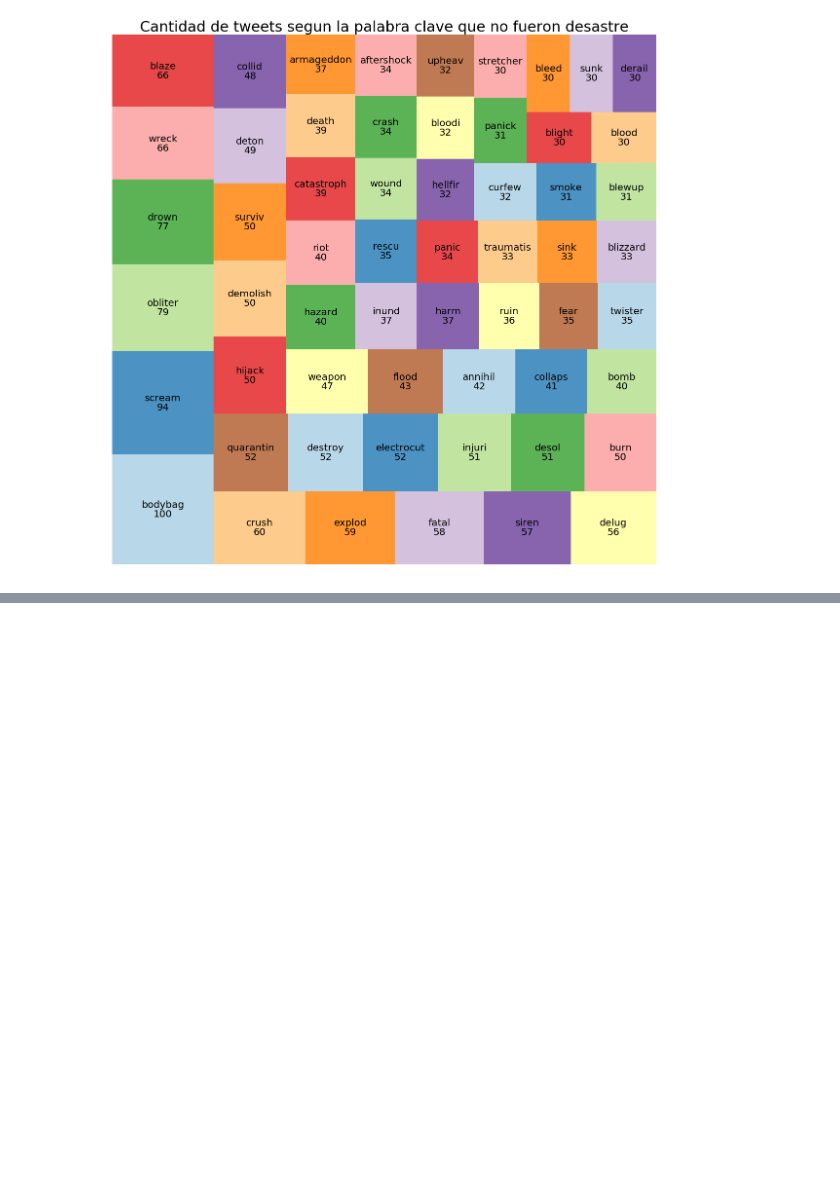
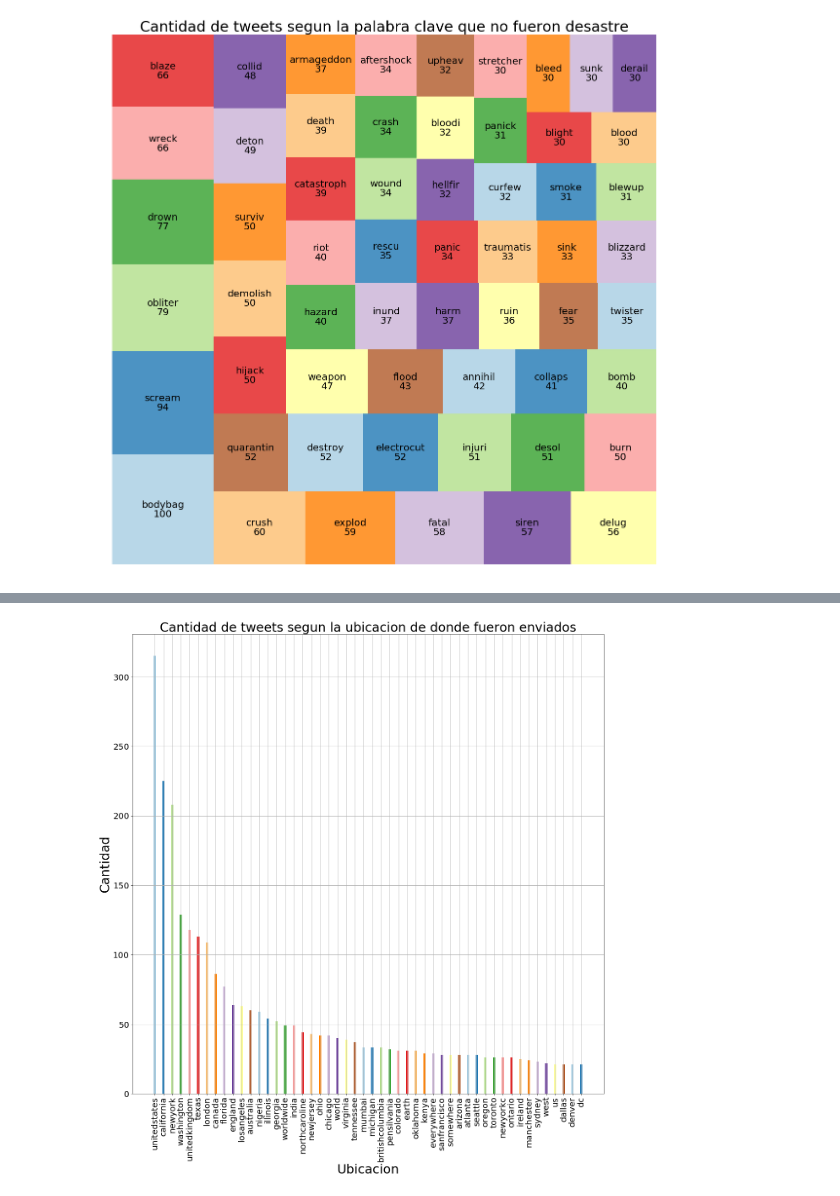
Before and after one commit to FranciscoGauna/TP1-Datos, a Jupyter notebook: Analisis-Kev.ipynb, the cells around one changed output, grey strips where cells are left out. Drawn from its saved outputs; the diff is of its cells as text; code cells hidden in the pictures; blank space fills up the shorter version.

```diff
--- a/Analisis-Kev.ipynb
+++ b/Analisis-Kev.ipynb
@@ -426 +532,26 @@ plt.show()
+# %%
+datos_frecuencia=frecuencia.most_common(50)
+# %%
+location=[]
+amount=[]
+# %%
+for clave,valor in datos_frecuencia:
+  location.append(clave)
+  amount.append(valor)
+# %%
+datos_filtrados=pd.DataFrame({"location":location,"amount":amount})
+# %%
+plt.figure(figsize=[20,20])
+x=np.arange(len(datos_filtrados['location']))
+plt.bar(x,datos_filtrados['amount'], width = 0.25,color=plt.cm.Paired(np.arange(12)))
+plt.grid(True)
+plt.xticks(np.arange(len(datos_filtrados['amount'])),datos_filtrados['location'],rotation='vertical',size=20)
+plt.yticks(size=20)
+plt.title('Cantidad de tweets segun la ubicacion de donde fueron enviados',size=30)
+plt.xlabel('Ubicacion',size=30)
+plt.ylabel('Cantidad',size=30)
+#plt.savefig("cantidad_de_tweets_segun_la_ubicacion_0.png",bbox_inch='tight')
+plt.show()
+# %% [output]
+[figure, added]
 # %% [markdown]
```
Also changed, not shown: parts of 14 cells of this notebook.
